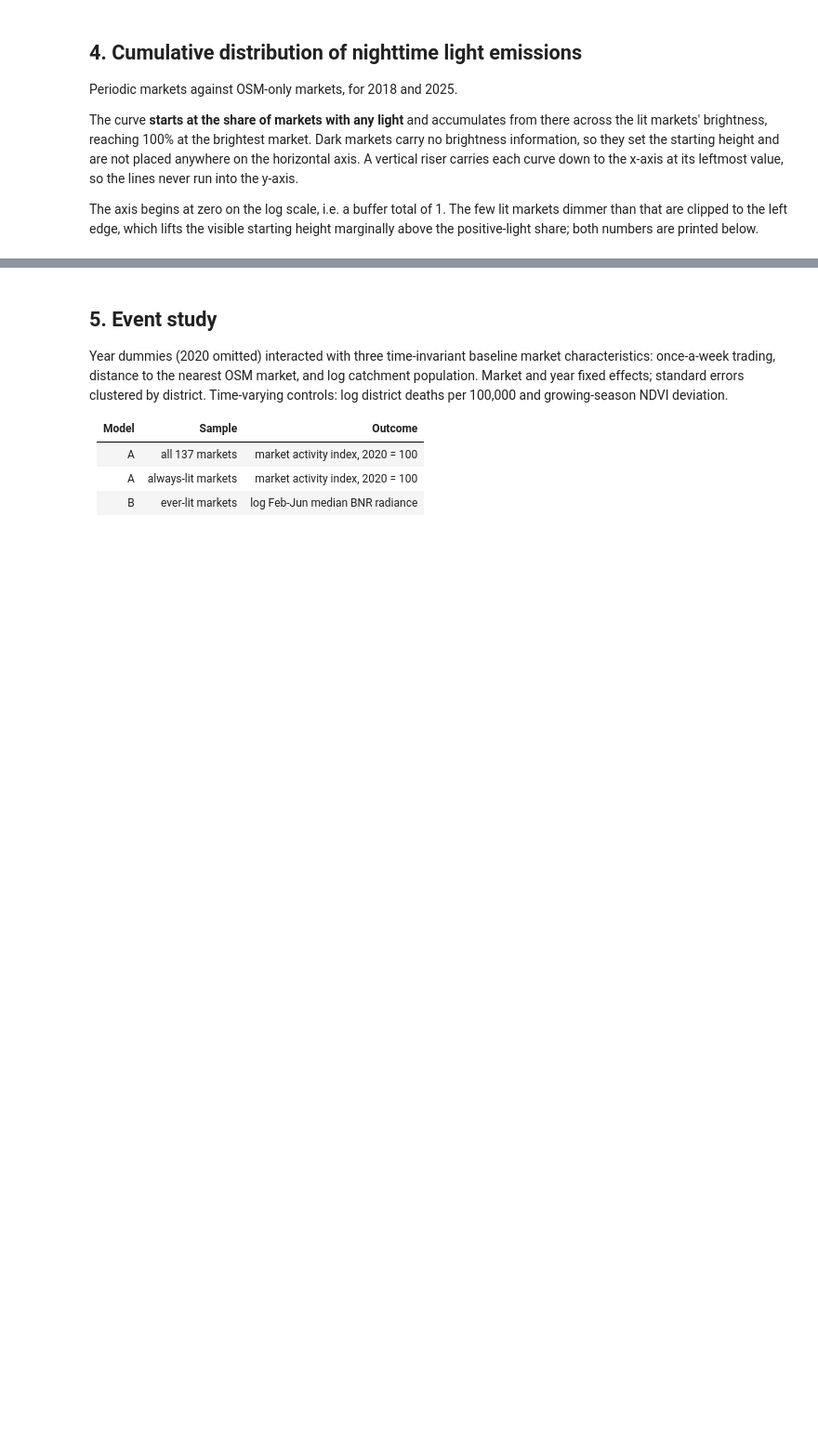
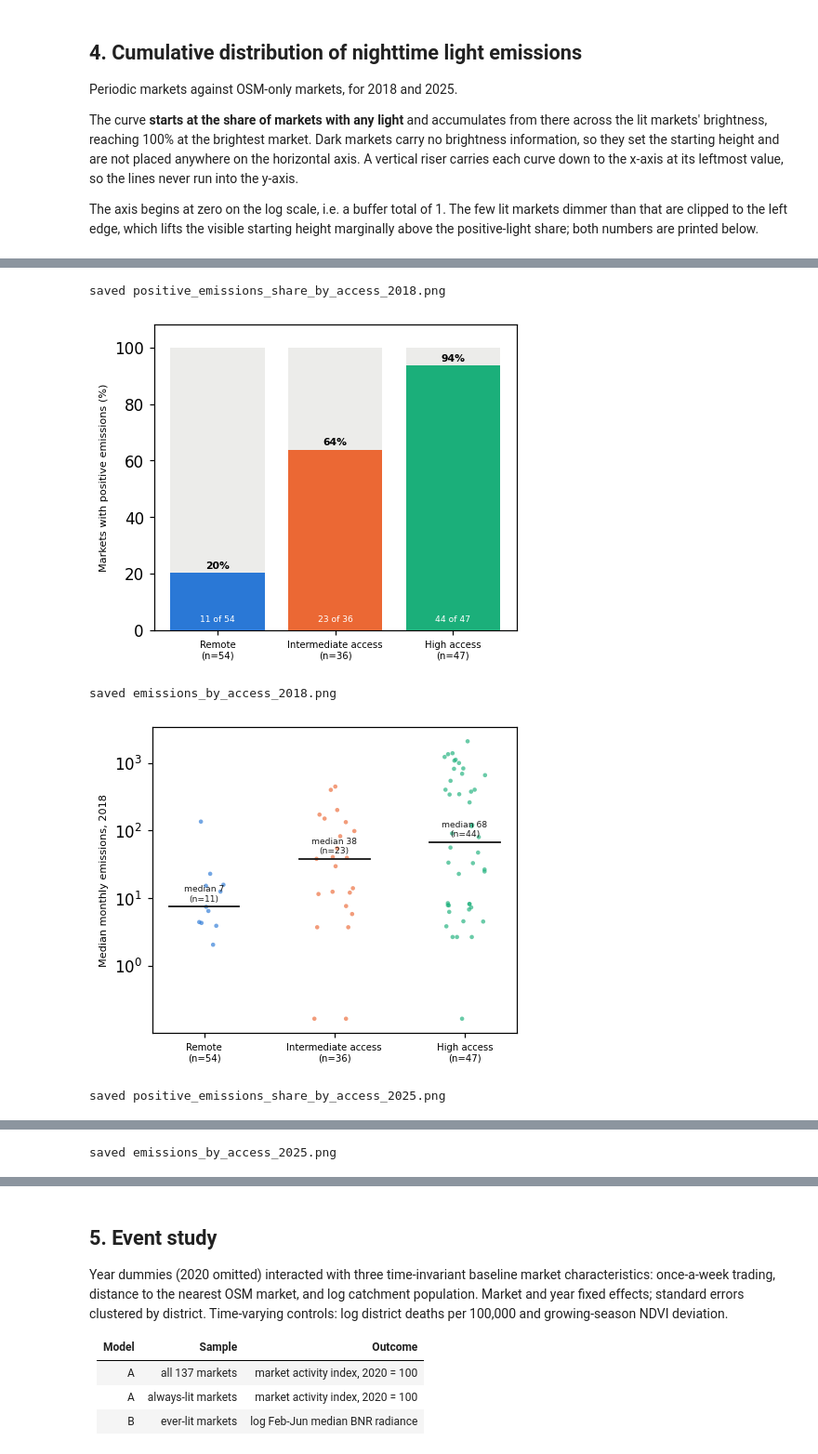
Before and after one commit to obcabanillas/MAI_PAPER, a Jupyter notebook: code_paper/Results_paper.ipynb, the cells around one changed output, grey strips where cells are left out. Shown at 93% size. Drawn from its saved outputs; the diff is of its cells as text; code cells hidden in the pictures; blank space fills up the shorter version.

```diff
--- a/code_paper/Results_paper.ipynb
+++ b/code_paper/Results_paper.ipynb
@@ -308,0 +413,79 @@ saved cdf_nighttime_light_2025_periodic_vs_osm.png
+# %%
+# Light intensity by access category, as independent figures per year.
+# Access category comes from mkt_access.csv (its `density` field) and is defined
+# for the 137 periodic markets only; they join to `ntl` on orig_id == mktID.
+# Emissions use the median monthly BNR buffer total from Section 2 (light_<year>).
+
+MKT_ACCESS = os.path.join(BASE, "document", "Repo_09042026", "data", "derived", "mkt_access.csv")
+DENS = {"low density": "Remote", "mid density": "Intermediate access", "high density": "High access"}
+ACC_ORD = ["Remote", "Intermediate access", "High access"]
+ACC_COL = {"Remote": "#2a78d6", "Intermediate access": "#eb6834", "High access": "#1baf7a"}
+
+acc = pd.read_csv(MKT_ACCESS)
+acc["access"] = acc.density.map(DENS)
+per = ntl[ntl.group == "Periodic"].merge(acc[["mktID", "access"]],
+                                         left_on="orig_id", right_on="mktID", how="left")
+assert per.access.notna().all(), \
+    "missing access category for %s" % per.loc[per.access.isna(), "orig_id"].tolist()
+
+
+def draw_positive_share(year, out_path):
+    """Share of markets with any positive emissions, by access category."""
+    col = "light_%d" % year
+    sh = per.groupby("access")[col].apply(lambda s: 100 * (s > 0).mean()).reindex(ACC_ORD)
+    nn = per.groupby("access").size().reindex(ACC_ORD)
+
+    fig, ax = plt.subplots(figsize=(4.2, 3.4))
+    ax.bar(range(len(ACC_ORD)), 100, color="#ececea", zorder=2)
+    ax.bar(range(len(ACC_ORD)), sh.values, color=[ACC_COL[k] for k in ACC_ORD], zorder=3)
+    for i, (v, k) in enumerate(zip(sh.values, ACC_ORD)):
+        ax.annotate(f"{v:.0f}%", (i, v), ha="center", fontsize=7, fontweight="bold",
+                    xytext=(0, 3), textcoords="offset points")
+        ax.annotate(f"{int(round(v * nn[k] / 100))} of {nn[k]}", (i, 3), ha="center",
+                    fontsize=6, color="white")
+    ax.set_xticks(range(len(ACC_ORD)))
+    ax.set_xticklabels([f"{k}\n(n={nn[k]})" for k in ACC_ORD], fontsize=6.6)
+    ax.set_ylabel("Markets with positive emissions (%)", fontsize=7.4); ax.set_ylim(0, 108)
+    # ax.set_title(f"Share of markets with positive emissions ({year})",
+                #  fontsize=7.4, loc="left", pad=4)
+    fig.tight_layout(pad=0.4)
+    fig.savefig(out_path, dpi=200, bbox_inches="tight")
+    print("saved", os.path.basename(out_path))
+    plt.show()
+
+
+def draw_emissions(year, out_path):
+    """Emissions of the lit markets, by access category; median over lit markets only."""
+    col = "light_%d" % year
+    nn = per.groupby("access").size().reindex(ACC_ORD)
+
+    fig, ax = plt.subplots(figsize=(4.2, 3.4))
+    rng = np.random.RandomState(0)
+    for i, k in enumerate(ACC_ORD):
+        s = per.loc[per.access == k, col]
+        s = s[s > 0]
+        ax.scatter(i + rng.uniform(-.16, .16, len(s)), s, s=9, color=ACC_COL[k],
+                   alpha=.65, edgecolor="none", zorder=3)
+        med = s.median()
+        ax.plot([i - .27, i + .27], [max(med, .3)] * 2, color="#1a1a1a", lw=1.2, zorder=4)
+        ax.annotate(f"median {med:,.0f}\n(n={len(s)})", (i, max(med, .3)), fontsize=6,
+                    color="#1a1a1a", ha="center", xytext=(0, 4), textcoords="offset points")
+    ax.set_yscale("symlog", linthresh=1)
+    ax.set_xticks(range(len(ACC_ORD)))
+    ax.set_xticklabels([f"{k}\n(n={nn[k]})" for k in ACC_ORD], fontsize=6.6)
+    ax.set_ylabel(f"Median monthly emissions, {year}", fontsize=7.4)
+    # ax.set_title(f"Emissions in {year}, by access category", fontsize=7.4, loc="left", pad=4)
+    fig.tight_layout(pad=0.4)
+    fig.savefig(out_path, dpi=200, bbox_inches="tight")
+    print("saved", os.path.basename(out_path))
+    plt.show()
+
+for y in FIG_YEARS:
+    draw_positive_share(y, os.path.join(OUT_FIG, "positive_emissions_share_by_access_%d.png" % y))
+    draw_emissions(y, os.path.join(OUT_FIG, "emissions_by_access_%d.png" % y))
+# %% [output]
+saved positive_emissions_share_by_access_2018.png
+[figure, added]
+saved emissions_by_access_2018.png
+[figure, added]
+saved positive_emissions_share_by_access_2025.png
@@ -308,0 +493 @@ saved cdf_nighttime_light_2025_periodic_vs_osm.png
+saved emissions_by_access_2025.png
```
Also changed, not shown: parts of 13 cells of this notebook, 3 other files.
